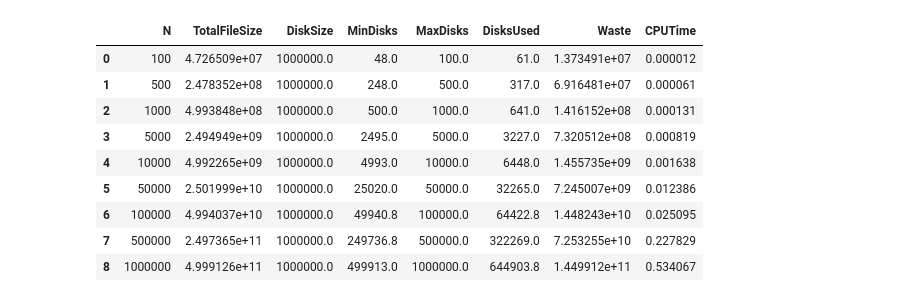
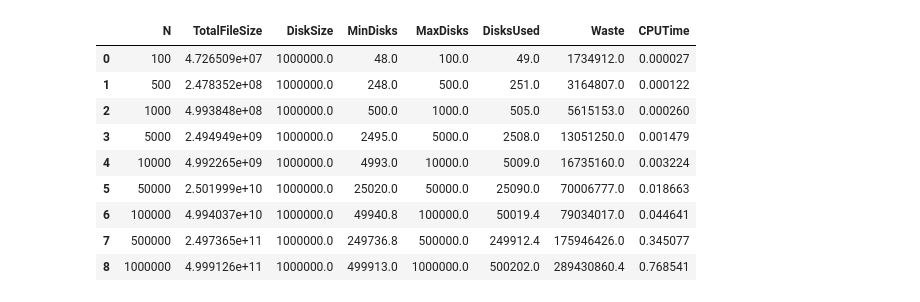
Before and after one commit to duvuvu/info0902-data-structures-and-algorithms-ULiege, a Jupyter notebook: project2/test.ipynb, the cells around one changed output. Saved outputs shown, nothing was run; the diff lists cells and outputs as text; code cells hidden in the pictures.

```diff
--- a/project2/test.ipynb
+++ b/project2/test.ipynb
@@ -1,27 +1,47 @@
 # %%
 import pandas as pd
 
-# Read your results
-df = pd.read_csv('results_bpnextfit.csv')  # <-- your CSV
+def average_results(input_csv, output_csv=None):
+    """
+    This function reads a CSV file, averages the numeric values by grouping by 'N',
+    and optionally saves the results to a new CSV file.
 
-# Group by 'N' and compute averages
-df_avg = df.groupby('N').mean()
+    Parameters:
+    - input_csv (str): The path to the input CSV file.
+    - output_csv (str, optional): The path to save the averaged results CSV file. If None, the result won't be saved.
 
-# Reset index to have N as a column
-df_avg = df_avg.reset_index()
+    Returns:
+    - pd.DataFrame: The averaged results.
+    """
+    # Read the CSV file
+    df = pd.read_csv(input_csv)
 
-# # Save the averaged results
-# df_avg.to_csv('results_bpnextfit_avg.csv', index=False)
+    # Group by 'N' and compute averages
+    df_avg = df.groupby('N').mean()
 
-df_avg
+    # Reset index to have 'N' as a column
+    df_avg = df_avg.reset_index()
+
+    # Save the averaged results if an output file is provided
+    if output_csv:
+        df_avg.to_csv(output_csv, index=False)
+
+    return df_avg
-# %% [output]
-|  | N | TotalFileSize | DiskSize | MinDisks | MaxDisks | DisksUsed | Waste | CPUTime |
-| 0 | 100 | 4.726509e+07 | 1000000.0 | 48.0 | 100.0 | 61.0 | 1.373491e+07 | 0.000012 |
-| 1 | 500 | 2.478352e+08 | 1000000.0 | 248.0 | 500.0 | 317.0 | 6.916481e+07 | 0.000061 |
-| 2 | 1000 | 4.993848e+08 | 1000000.0 | 500.0 | 1000.0 | 641.0 | 1.416152e+08 | 0.000131 |
-| 3 | 5000 | 2.494949e+09 | 1000000.0 | 2495.0 | 5000.0 | 3227.0 | 7.320512e+08 | 0.000819 |
-| 4 | 10000 | 4.992265e+09 | 1000000.0 | 4993.0 | 10000.0 | 6448.0 | 1.455735e+09 | 0.001638 |
-| 5 | 50000 | 2.501999e+10 | 1000000.0 | 25020.0 | 50000.0 | 32265.0 | 7.245007e+09 | 0.012386 |
-| 6 | 100000 | 4.994037e+10 | 1000000.0 | 49940.8 | 100000.0 | 64422.8 | 1.448243e+10 | 0.025095 |
-| 7 | 500000 | 2.497365e+11 | 1000000.0 | 249736.8 | 500000.0 | 322269.0 | 7.253255e+10 | 0.227829 |
-| 8 | 1000000 | 4.999126e+11 | 1000000.0 | 499913.0 | 1000000.0 | 644903.8 | 1.449912e+11 | 0.534067 |
+# %%
+df_avg_bpnextfit = average_results('results_bpnextfit.csv')
+df_avg_bpworstfit = average_results('results_bpworstfit.csv')
+df_avg_bpbestfit = average_results('results_bpbestfit.csv')
+df_avg_bpfirstfit = average_results('results_bpfirstfit.csv')
+
+df_avg_bpbestfit
+# %% [output]
+|  | N | TotalFileSize | DiskSize | MinDisks | MaxDisks | DisksUsed | Waste | CPUTime |
+| 0 | 100 | 4.726509e+07 | 1000000.0 | 48.0 | 100.0 | 49.0 | 1734912.0 | 0.000027 |
+| 1 | 500 | 2.478352e+08 | 1000000.0 | 248.0 | 500.0 | 251.0 | 3164807.0 | 0.000122 |
+| 2 | 1000 | 4.993848e+08 | 1000000.0 | 500.0 | 1000.0 | 505.0 | 5615153.0 | 0.000260 |
+| 3 | 5000 | 2.494949e+09 | 1000000.0 | 2495.0 | 5000.0 | 2508.0 | 13051250.0 | 0.001479 |
+| 4 | 10000 | 4.992265e+09 | 1000000.0 | 4993.0 | 10000.0 | 5009.0 | 16735160.0 | 0.003224 |
+| 5 | 50000 | 2.501999e+10 | 1000000.0 | 25020.0 | 50000.0 | 25090.0 | 70006777.0 | 0.018663 |
+| 6 | 100000 | 4.994037e+10 | 1000000.0 | 49940.8 | 100000.0 | 50019.4 | 79034017.0 | 0.044641 |
+| 7 | 500000 | 2.497365e+11 | 1000000.0 | 249736.8 | 500000.0 | 249912.4 | 175946426.0 | 0.345077 |
+| 8 | 1000000 | 4.999126e+11 | 1000000.0 | 499913.0 | 1000000.0 | 500202.0 | 289430860.4 | 0.768541 |
```
Also changed, not shown: parts of 7 cells of this notebook, 13 other files.
